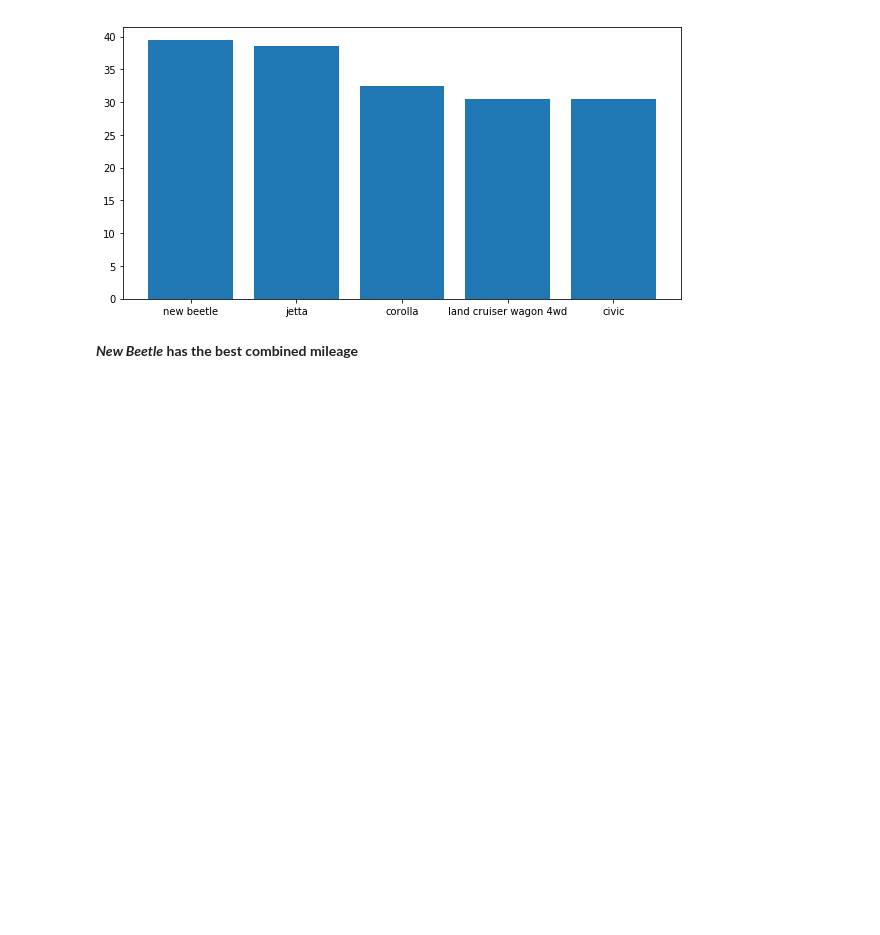
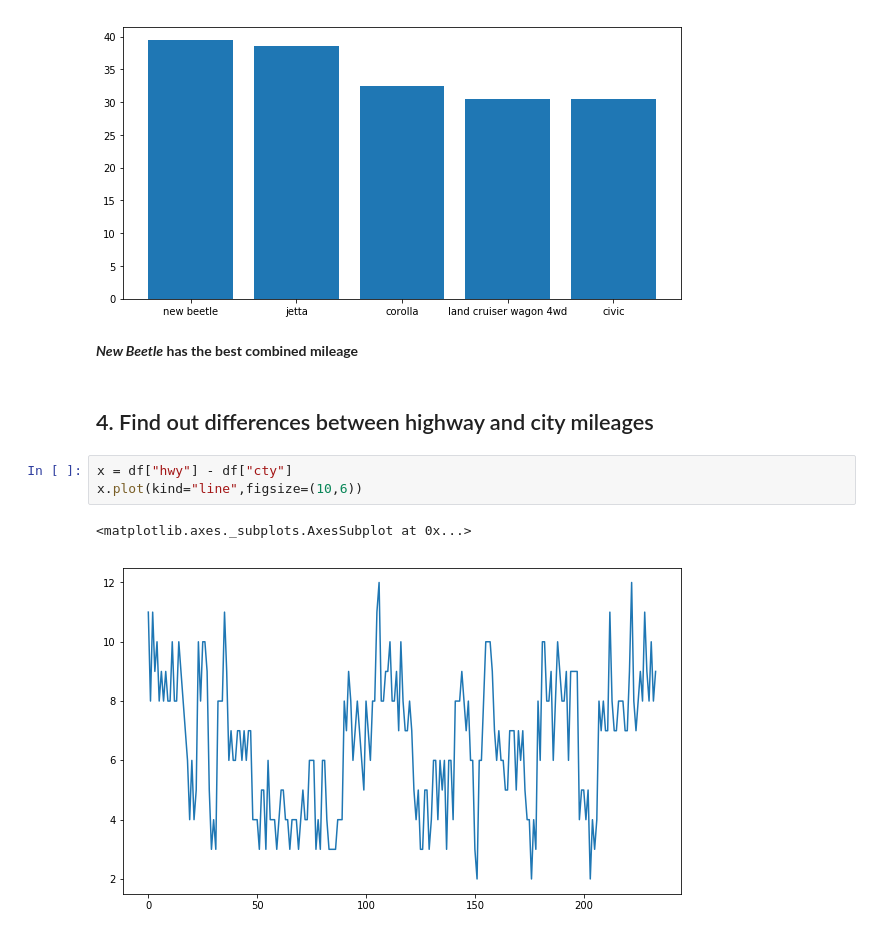
Before and after one commit to anish2197/data-analystics, a Jupyter notebook: Day 2.ipynb, the cells around one changed output. Cells and saved outputs as stored; diff of their text form; blank space fills up the shorter version.

Commit message:
mileage difference

```diff
--- a/Day 2.ipynb
+++ b/Day 2.ipynb
@@ -164,3 +176,11 @@ plt.bar(dfTemp2["model"], dfTemp2["combined mileage"])
 [figure]
 # %% [markdown]
 ***New Beetle* has the best combined mileage**
+# %% [markdown]
+## 4. Find out differences between highway and city mileages
+# %%
+x = df["hwy"] - df["cty"]
+x.plot(kind="line",figsize=(10,6))
+# %% [output]
+<matplotlib.axes._subplots.AxesSubplot at 0x...>
+[figure, added]
```
Also changed, not shown: parts of 5 cells of this notebook.
